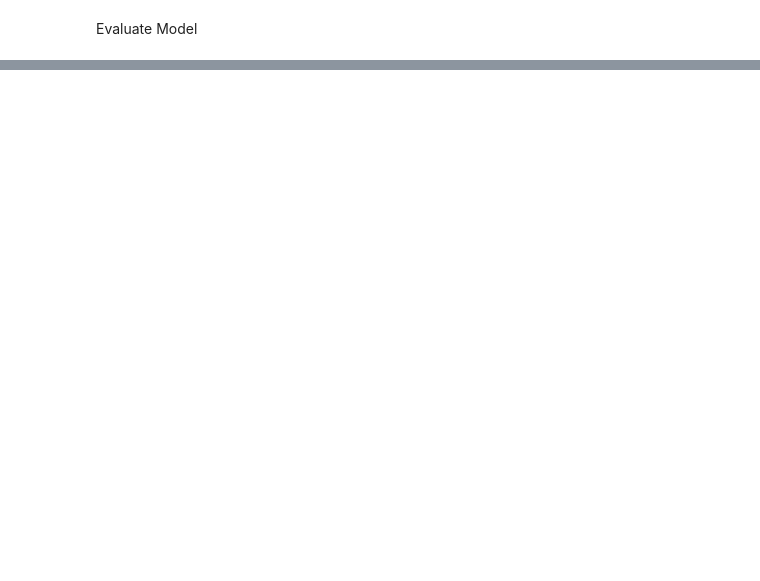
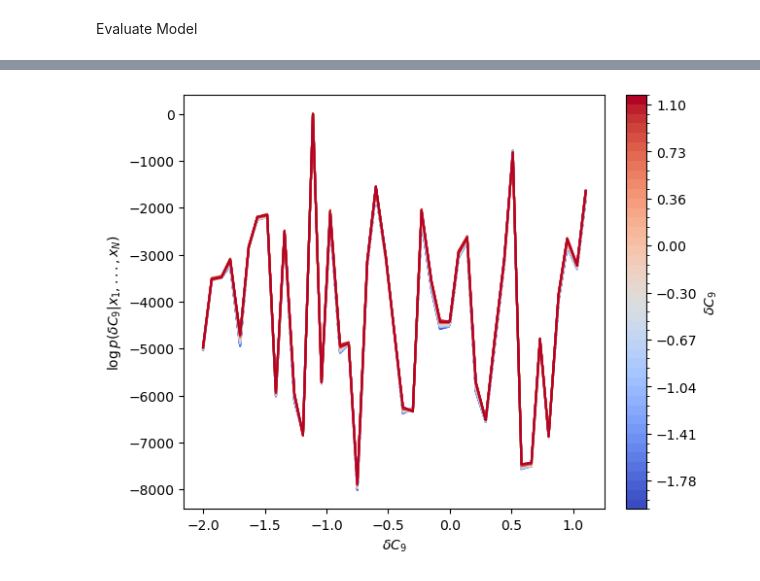
Before and after one commit to ethanlee20/btokstll, a Jupyter notebook: logic/scripts/ebe_nn_cla.ipynb, the cells around one changed output, grey strips where cells are left out. Saved outputs shown, nothing was run; the diff lists cells and outputs as text; code cells hidden in the pictures; blank space fills up the shorter version.

```diff
--- a/logic/scripts/ebe_nn_cla.ipynb
+++ b/logic/scripts/ebe_nn_cla.ipynb
@@ -173,0 +254,5 @@ plot_likelihood_over_bins(preds, eval_dataset.bin_values)
+# %%
+fig, ax = plt.subplots(layout="constrained")
+
+probs = predict_log_proba_bins(datasets["eval"].features, datasets["eval"].labels, model)
+plot_likelihood_over_bins(fig, ax, probs, datasets["eval"].bin_values)
@@ -174,3 +271,9 @@ plot_likelihood_over_bins(preds, eval_dataset.bin_values)
+# %%
+bin_values = np.linspace(1, 5, 44)
+
+_, expected_values = predict_expected_value_over_bins_ensemble(source_datasets["eval"].features.to(device), source_datasets["eval"].labels.to(device), models[0:50], bin_values)
+
+plot_expected_value_over_bins(expected_values, bin_values)
 # %%
 boot_x, boot_y = bootstrap_over_bins(
     train_dataset.feat.cpu(), train_dataset.labels.cpu(), 24_000)
@@ -240,0 +480,52 @@ NameError: name 'MSELoss' is not defined
+# %%
+def predict_log_proba(x, model):
+    """
+    x is a set with a single label.
+    """
+    model.eval()
+    with torch.no_grad():
+        event_logits = model(x)
+        event_log_probs = log_softmax(event_logits, dim=1)
+        unnormalized_log_likelihoods = torch.sum(event_log_probs, dim=0)
+        normalized_log_likelihoods = log_softmax(unnormalized_log_likelihoods, dim=0)
+    return normalized_log_likelihoods
+
+
+def predict_log_proba_bins(x, model):
+    """
+    x is an array of all events (many labels).
+    y is labels of events.
+    """
+    preds = []
+    for set_x in x:
+        pred = predict_log_proba(set_x, model).cpu().numpy()
+        preds.append(np.expand_dims(pred, axis=0))
+    preds = np.concatenate(preds, axis=0)
+    # assert preds.shape == (len(bins), len(bins))
+    return preds
+
+
+def plot_likelihood_over_bins(fig, ax, predictions, bin_values, cmap=plt.cm.coolwarm):
+    """
+    predictions_over_bins : ndarray of summed log event probabilities
+        (rows are input bins, columns are bin predictions)
+    bin_values : ndarray of the value each bin represents
+    """
+
+    bounds = np.append(bin_values, bin_values[-1] + (bin_values[-1] - bin_values[-2]))
+    norm = mpl.colors.BoundaryNorm(bounds, cmap.N)
+
+    for value, curve in zip(bin_values, predictions):
+        ax.plot(bin_values, curve, color=cmap(norm(value)))
+
+    fig.colorbar(mpl.cm.ScalarMappable(norm=norm, cmap=cmap), ax=ax, label=r"$\delta C_9$")
+    ax.set_xlabel(r"$\delta C_9$")
+    ax.set_ylabel(r"$\log p(\delta C_9 | x_1, ..., x_N)$")
+
+
+fig, ax = plt.subplots(layout="constrained")
+
+probs = predict_log_proba_bins(datasets["eval"].features, model)
+plot_likelihood_over_bins(fig, ax, probs, datasets["eval"].bin_values)
+# %% [output]
+[figure, added]
```
Also changed, not shown: parts of 21 cells of this notebook, 11 other files.
